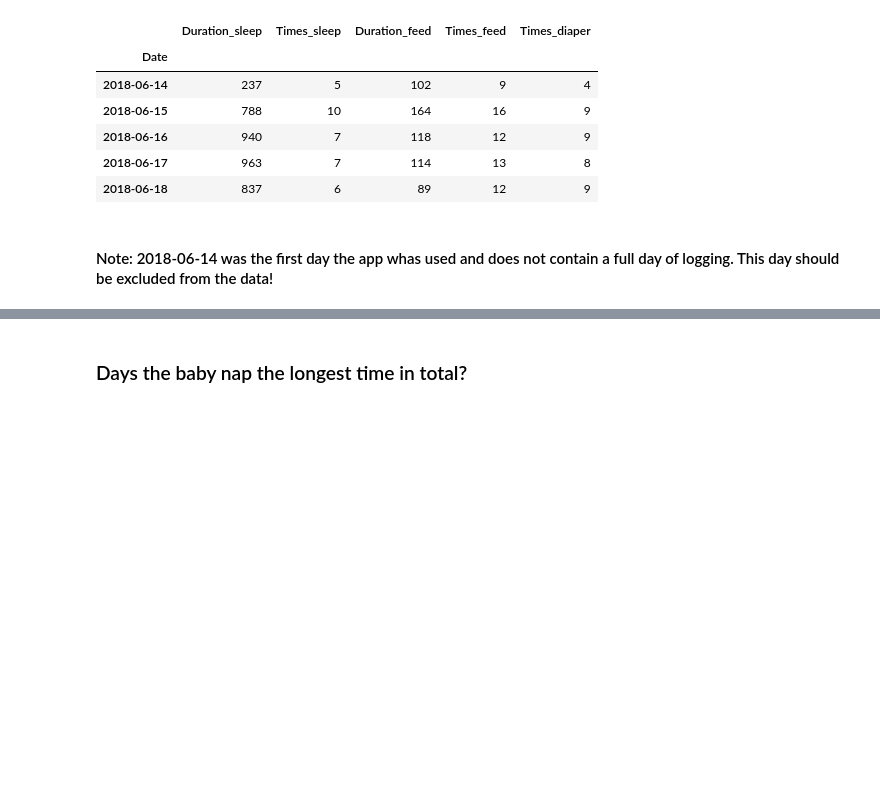
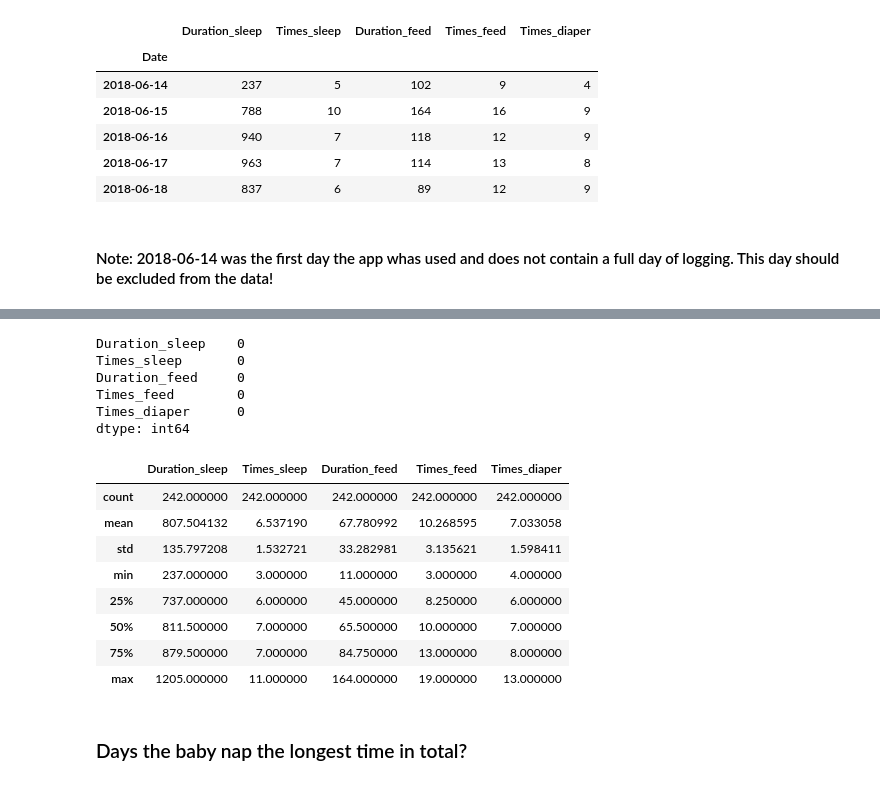
Before and after one commit to yhpf/matochsovklocka, a Jupyter notebook: tove.ipynb, the cells around one changed output, grey strips where cells are left out. Saved outputs shown, nothing was run; the diff lists cells and outputs as text; code cells hidden in the pictures; blank space fills up the shorter version.

```diff
--- a/tove.ipynb
+++ b/tove.ipynb
@@ -419,3 +432,24 @@ day_sleep_feed_diaper.head()
+# %%
+day_sleep_feed_diaper.isnull().sum()
+# %% [output]
+Duration_sleep    0
+Times_sleep       0
+Duration_feed     0
+Times_feed        0
+Times_diaper      0
+dtype: int64
+# %%
+day_sleep_feed_diaper.describe()
+# %% [output]
+|  | Duration_sleep | Times_sleep | Duration_feed | Times_feed | Times_diaper |
+| count | 242.000000 | 242.000000 | 242.000000 | 242.000000 | 242.000000 |
+| mean | 807.504132 | 6.537190 | 67.780992 | 10.268595 | 7.033058 |
+| std | 135.797208 | 1.532721 | 33.282981 | 3.135621 | 1.598411 |
+| min | 237.000000 | 3.000000 | 11.000000 | 3.000000 | 4.000000 |
+| 25% | 737.000000 | 6.000000 | 45.000000 | 8.250000 | 6.000000 |
+| 50% | 811.500000 | 7.000000 | 65.500000 | 10.000000 | 7.000000 |
+| 75% | 879.500000 | 7.000000 | 84.750000 | 13.000000 | 8.000000 |
+| max | 1205.000000 | 11.000000 | 164.000000 | 19.000000 | 13.000000 |
 # %% [markdown]
 ### Days the baby nap the longest time in total?
 # %%
```
Also changed, not shown: parts of 9 cells of this notebook.
